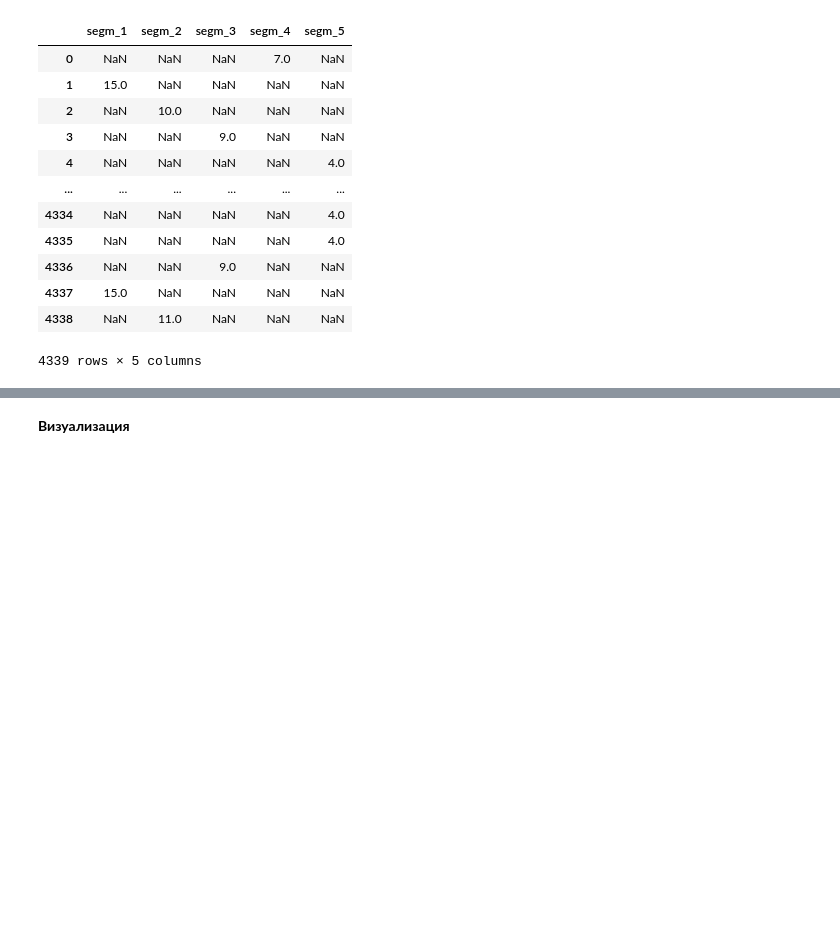
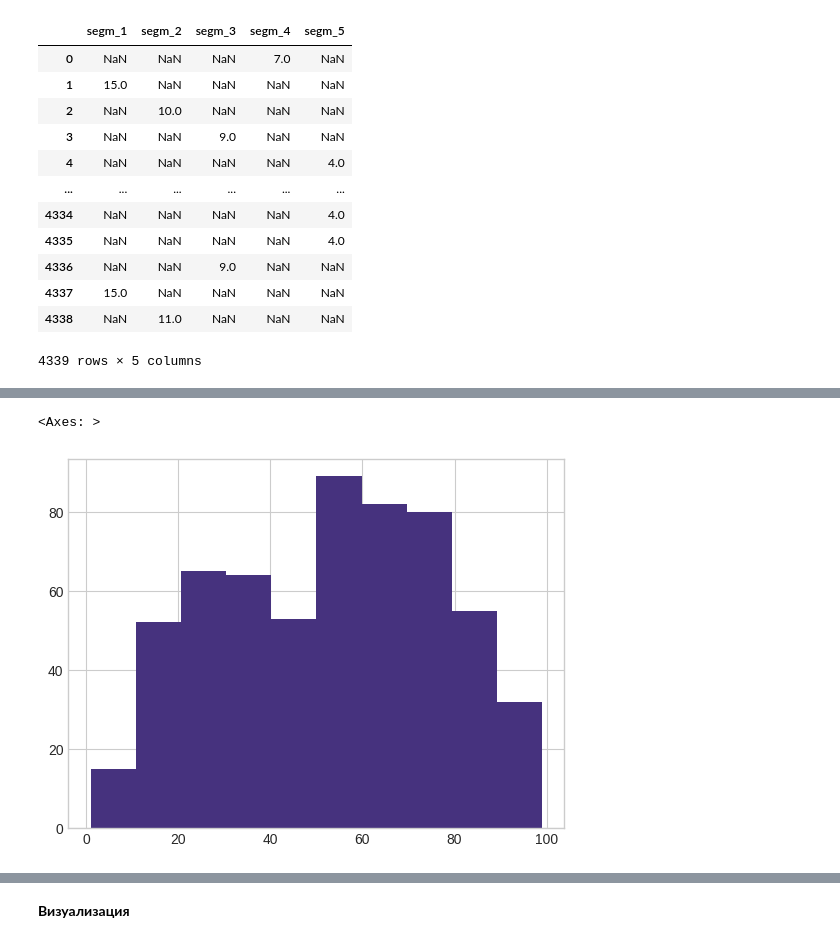
Before and after one commit to viktory-41/rosnich_kompany_velikobrit, a Jupyter notebook: onl_rozn_velicobr.ipynb, the cells around one changed output, grey strips where cells are left out. Cells and saved outputs as stored; diff of their text form; code cells hidden in the pictures; blank space fills up the shorter version.

```diff
--- a/onl_rozn_velicobr.ipynb
+++ b/onl_rozn_velicobr.ipynb
@@ -570,0 +630,5 @@ segment
+# %%
+seg_4_analiz[seg_4_analiz['Recency']<100]['Recency'].hist()
+# %% [output]
+<Axes: >
+[figure, added]
```
Also changed, not shown: parts of 36 cells of this notebook.
